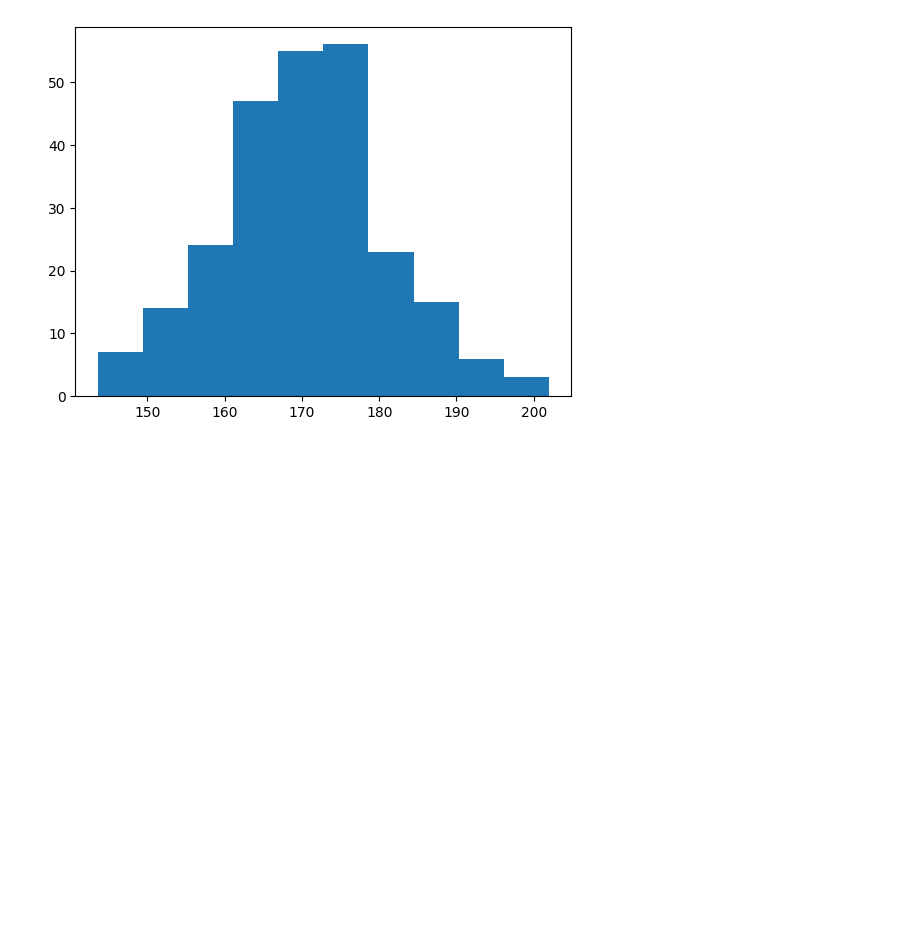
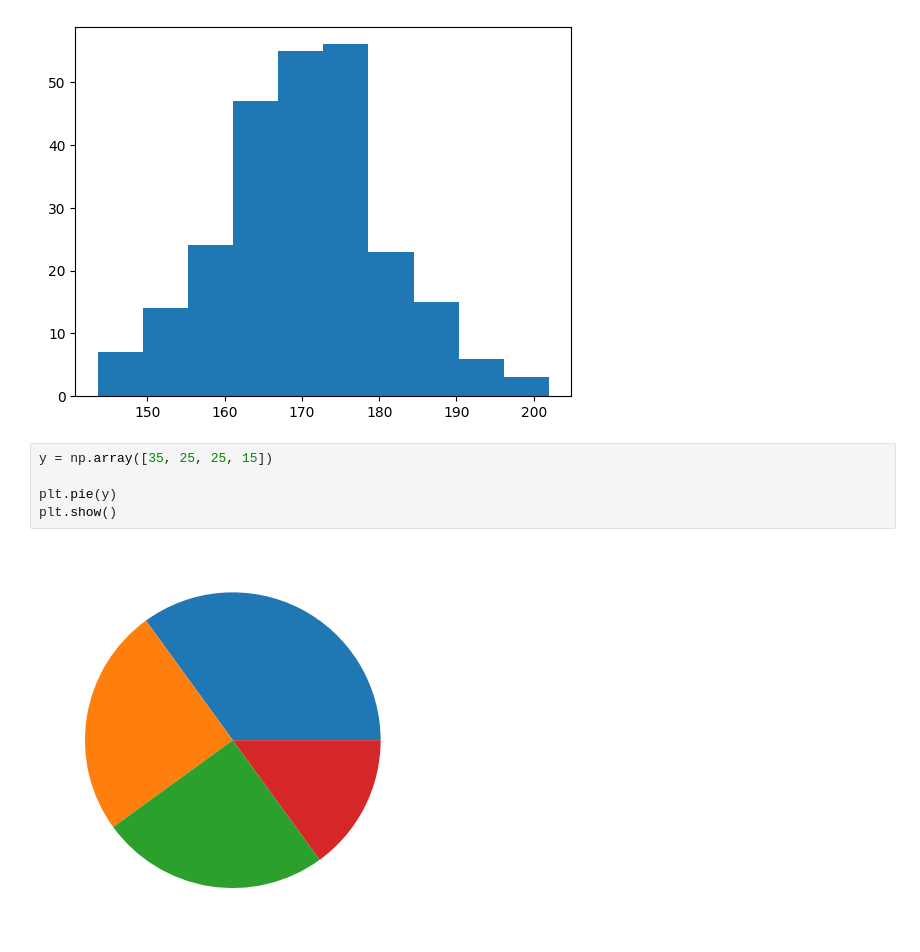
Before and after one commit to MahdiAhmadiKamal/PyLearn7-Data-Science, a Jupyter notebook: PyLearn7-Assignment37/w3schools matplotlib exercises/matplotlib_exercises.ipynb, the cells around one changed output. Saved outputs shown, nothing was run; the diff lists cells and outputs as text; blank space fills up the shorter version.

```diff
--- a/PyLearn7-Assignment37/w3schools matplotlib exercises/matplotlib_exercises.ipynb
+++ b/PyLearn7-Assignment37/w3schools matplotlib exercises/matplotlib_exercises.ipynb
@@ -633,3 +633,10 @@ plt.hist(x)
 plt.show()
 # %% [output]
 [figure]
+# %%
+y = np.array([35, 25, 25, 15])
+
+plt.pie(y)
+plt.show()
+# %% [output]
+[figure, added]
```
Also changed, not shown: parts of 7 cells of this notebook.
